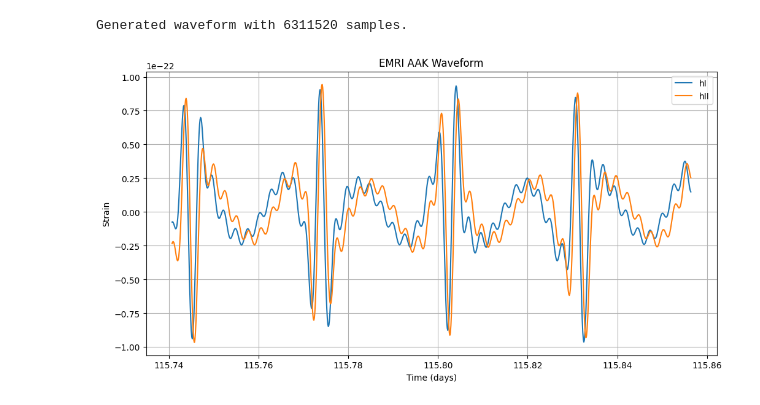
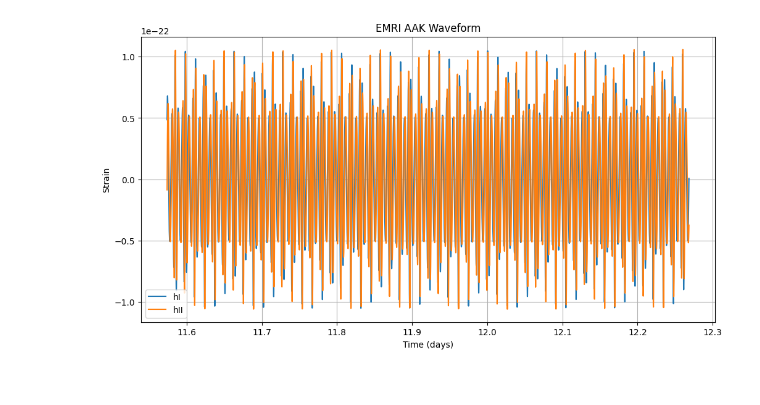
Before and after one commit to ljq2088/Kludge_EMRI, a Jupyter notebook: examples/test.ipynb, the cells around one changed output. Saved outputs shown, nothing was run; the diff lists cells and outputs as text; code cells hidden in the pictures.

```diff
--- a/examples/test.ipynb
+++ b/examples/test.ipynb
@@ -4,11 +4,6 @@ sys.path.append("/home/ljq/code/Kludge_EMRI")
 from src.emrikludge.parameters import EMRIParameters, WaveformConfig
 from src.emrikludge.core.aak_cpu import generate_aak_waveform_cpu
 
-params = EMRIParameters(M=1.0e6, mu=10.0, a=0.7,
-                        p0=10.0, e0=0.3, iota0=0.3)
-config = WaveformConfig(dt=10.0, T=2*365.25*86400.0)
-
-t, hI, hII, hp, hx = generate_aak_waveform_cpu(params, config)
-print(f"Generated waveform with {len(t)} samples.")
+from src.emrikludge.parameters import EMRIParameters, WaveformConfig
+from src.emrikludge.core.aak_cpu import generate_aak_waveform_cpu
+from src.emrikludge.core.nk_cpu import generate_nk_waveform_cpu
-# %% [output]
-Generated waveform with 6311520 samples.
@@ -15,16 +17,16 @@ Generated waveform with 6311520 samples.
 # %%
 #绘制波形图
 from matplotlib import pyplot as plt
-start=1000000
-length=1000
+start=100000
+length=6000
 plt.figure(figsize=(12, 6))
 plt.plot(t[start:start+length] / 86400.0, hI[start:start+length], label='hI')
 plt.plot(t[start:start+length] / 86400.0, hII[start:start+length], label='hII')
 plt.xlabel('Time (days)')
 plt.ylabel('Strain')
 plt.title('EMRI AAK Waveform')
 plt.legend()
 plt.grid()
 plt.show()
 # %% [output]
-[figure, old version]
+[figure, new version]
```
Also changed, not shown: parts of 2 cells of this notebook, 6 other files.
